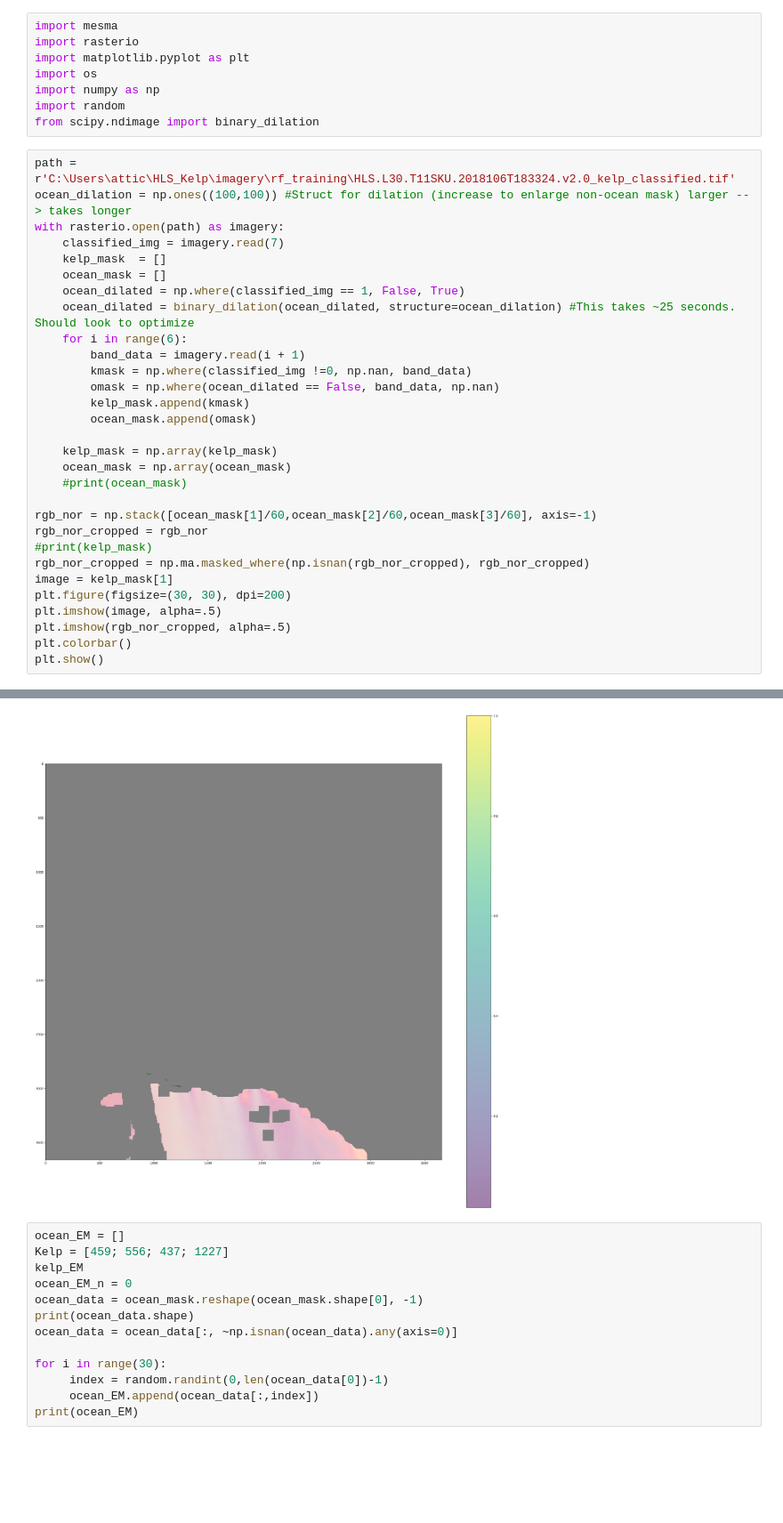
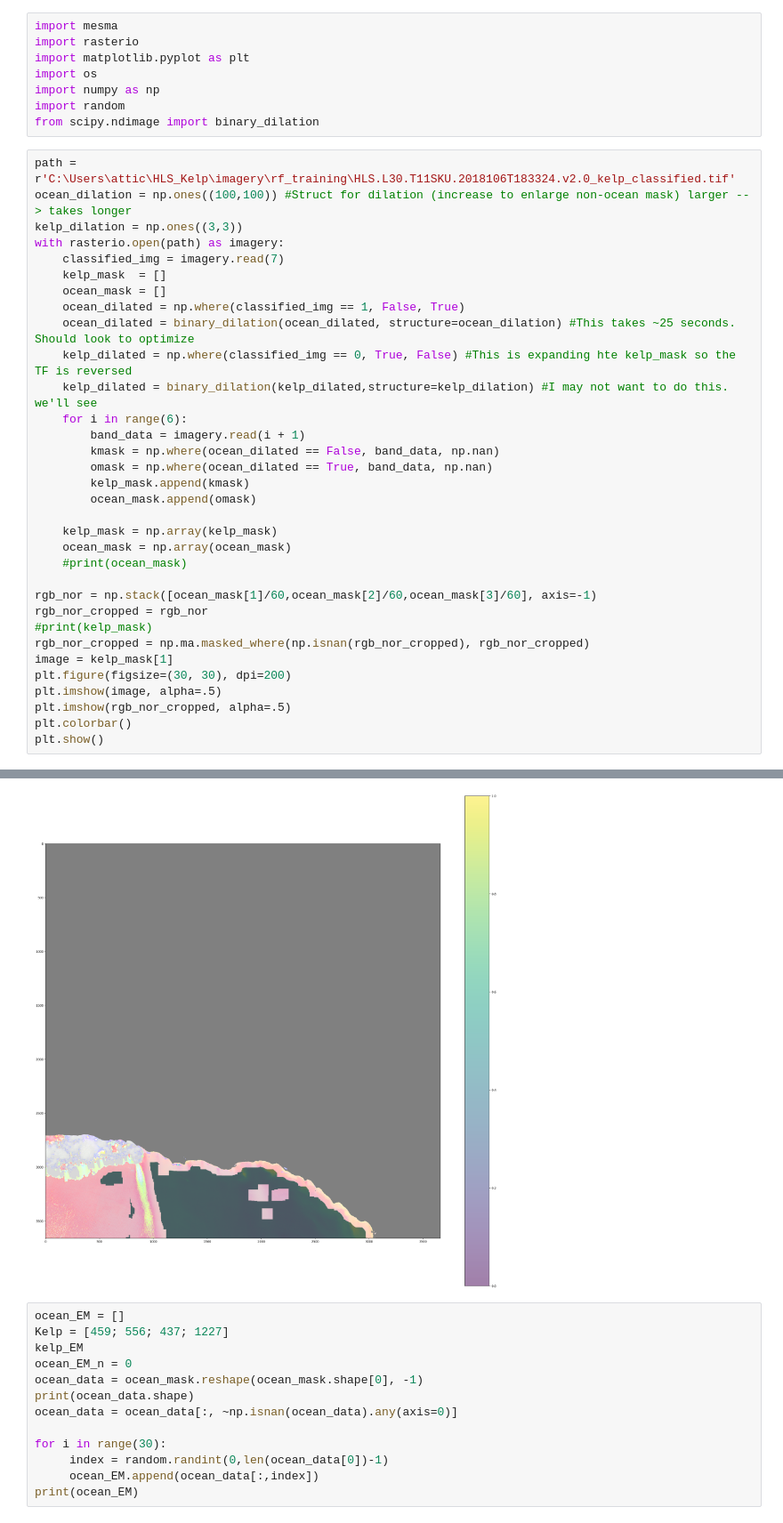
Before and after one commit to atticus-cummings/HLS_Kelp, a Jupyter notebook: mesma_dev.ipynb, the cells around one changed output, grey strips where cells are left out. Shown at 89% size. Drawn from its saved outputs; the diff is of its cells as text; blank space fills up the shorter version.

```diff
--- a/mesma_dev.ipynb
+++ b/mesma_dev.ipynb
@@ -9,16 +9,19 @@ from scipy.ndimage import binary_dilation
 # %%
 path = r'C:\Users\attic\HLS_Kelp\imagery\rf_training\HLS.L30.T11SKU.2018106T183324.v2.0_kelp_classified.tif'
 ocean_dilation = np.ones((100,100)) #Struct for dilation (increase to enlarge non-ocean mask) larger --> takes longer
+kelp_dilation = np.ones((3,3))
 with rasterio.open(path) as imagery:
     classified_img = imagery.read(7)
     kelp_mask  = []
     ocean_mask = []
     ocean_dilated = np.where(classified_img == 1, False, True)
     ocean_dilated = binary_dilation(ocean_dilated, structure=ocean_dilation) #This takes ~25 seconds. Should look to optimize
+    kelp_dilated = np.where(classified_img == 0, True, False) #This is expanding hte kelp_mask so the TF is reversed
+    kelp_dilated = binary_dilation(kelp_dilated,structure=kelp_dilation) #I may not want to do this. we'll see
     for i in range(6):
         band_data = imagery.read(i + 1)
-        kmask = np.where(classified_img !=0, np.nan, band_data)
-        omask = np.where(ocean_dilated == False, band_data, np.nan)
+        kmask = np.where(ocean_dilated == False, band_data, np.nan)
+        omask = np.where(ocean_dilated == True, band_data, np.nan)
         kelp_mask.append(kmask)
         ocean_mask.append(omask)
 
@@ -58,4 +44,4 @@ Clipping input data to the valid range for imshow with RGB data ([0..1] for floa
-[figure, old version]
+[figure, new version]
 # %%
 ocean_EM = []
 Kelp = [459; 556; 437; 1227]
```
Also changed, not shown: parts of 1 cell of this notebook, 9 other files.
